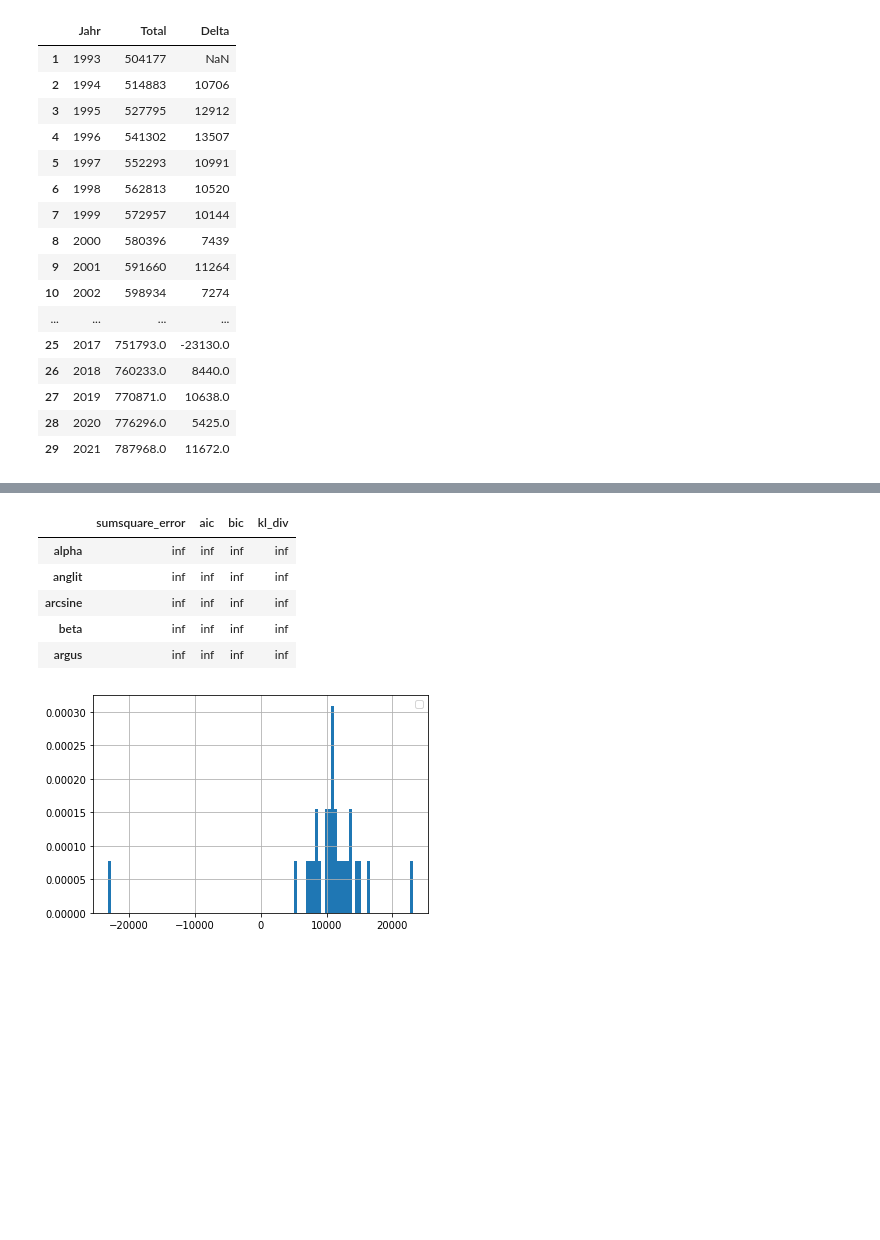
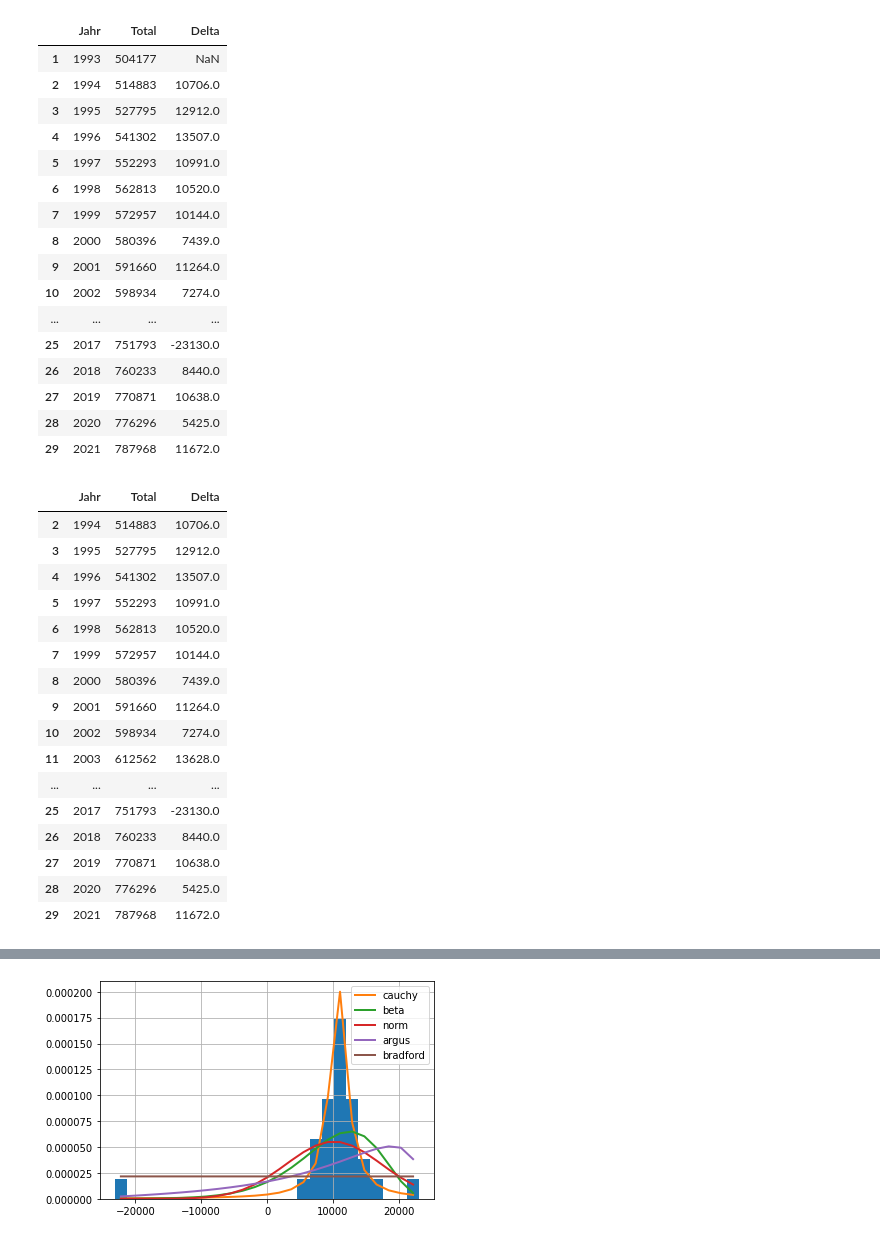
Before and after one commit to nicolarohner1337/omc-WER, a Jupyter notebook: Code/mc_test.ipynb, the cells around one changed output, grey strips where cells are left out. Drawn from its saved outputs; the diff is of its cells as text; code cells hidden in the pictures; blank space fills up the shorter version.

```diff
--- a/Code/mc_test.ipynb
+++ b/Code/mc_test.ipynb
@@ -23,35 +23,63 @@ df = df.reset_index()
 df.columns = df.iloc[0]
 #delete first row
 df = df.drop(df.index[0])
+#set columns to integeres
+df = df.astype(int)
 # %%
 df
 # %% [output]
 |  | Jahr | Total | Delta |
 | 1 | 1993 | 504177 | NaN |
-| 2 | 1994 | 514883 | 10706 |
-| 3 | 1995 | 527795 | 12912 |
-| 4 | 1996 | 541302 | 13507 |
-| 5 | 1997 | 552293 | 10991 |
-| 6 | 1998 | 562813 | 10520 |
-| 7 | 1999 | 572957 | 10144 |
-| 8 | 2000 | 580396 | 7439 |
-| 9 | 2001 | 591660 | 11264 |
-| 10 | 2002 | 598934 | 7274 |
+| 2 | 1994 | 514883 | 10706.0 |
+| 3 | 1995 | 527795 | 12912.0 |
+| 4 | 1996 | 541302 | 13507.0 |
+| 5 | 1997 | 552293 | 10991.0 |
+| 6 | 1998 | 562813 | 10520.0 |
+| 7 | 1999 | 572957 | 10144.0 |
+| 8 | 2000 | 580396 | 7439.0 |
+| 9 | 2001 | 591660 | 11264.0 |
+| 10 | 2002 | 598934 | 7274.0 |
 | ... | ... | ... | ... |
-| 25 | 2017 | 751793.0 | -23130.0 |
-| 26 | 2018 | 760233.0 | 8440.0 |
-| 27 | 2019 | 770871.0 | 10638.0 |
-| 28 | 2020 | 776296.0 | 5425.0 |
-| 29 | 2021 | 787968.0 | 11672.0 |
+| 25 | 2017 | 751793 | -23130.0 |
+| 26 | 2018 | 760233 | 8440.0 |
+| 27 | 2019 | 770871 | 10638.0 |
+| 28 | 2020 | 776296 | 5425.0 |
+| 29 | 2021 | 787968 | 11672.0 |
 # %%
 #calculate delta between years
 df['Delta'] = df['Total'] - df['Total'].shift(1)
 #delete first row
+df = df.drop(df.index[0])
+# %%
+df
+# %% [output]
+|  | Jahr | Total | Delta |
+| 2 | 1994 | 514883 | 10706.0 |
+| 3 | 1995 | 527795 | 12912.0 |
+| 4 | 1996 | 541302 | 13507.0 |
+| 5 | 1997 | 552293 | 10991.0 |
+| 6 | 1998 | 562813 | 10520.0 |
+| 7 | 1999 | 572957 | 10144.0 |
+| 8 | 2000 | 580396 | 7439.0 |
+| 9 | 2001 | 591660 | 11264.0 |
+| 10 | 2002 | 598934 | 7274.0 |
+| 11 | 2003 | 612562 | 13628.0 |
+| ... | ... | ... | ... |
+| 25 | 2017 | 751793 | -23130.0 |
+| 26 | 2018 | 760233 | 8440.0 |
+| 27 | 2019 | 770871 | 10638.0 |
+| 28 | 2020 | 776296 | 5425.0 |
+| 29 | 2021 | 787968 | 11672.0 |
 # %%
-f = Fitter(df['Delta'].values)
-f.distributions = f.distributions[0:10] + ['gamma']
+f = Fitter(df['Delta'],bins=25)
+f.distributions = f.distributions[0:10] + ['gamma','norm','lognorm','expon']
 f.fit()
 # may take some time since by default, all distributions are tried
 # but you call manually provide a smaller set of distributions
 f.summary()
+bestFit = f.get_best()
+distributionName = bestFit.keys()
+for key in distributionName:
+    distributionName = key
+print(distributionName)
 # %% [output]
@@ -75,7 +87 @@ WARNING:matplotlib.legend:No handles with labels found to put in legend.
-|  | sumsquare_error | aic | bic | kl_div |
-| alpha | inf | inf | inf | inf |
-| anglit | inf | inf | inf | inf |
-| arcsine | inf | inf | inf | inf |
-| beta | inf | inf | inf | inf |
-| argus | inf | inf | inf | inf |
-[figure, old version]
+[figure, new version]
```
Also changed, not shown: parts of 3 cells of this notebook, 2 other files.
